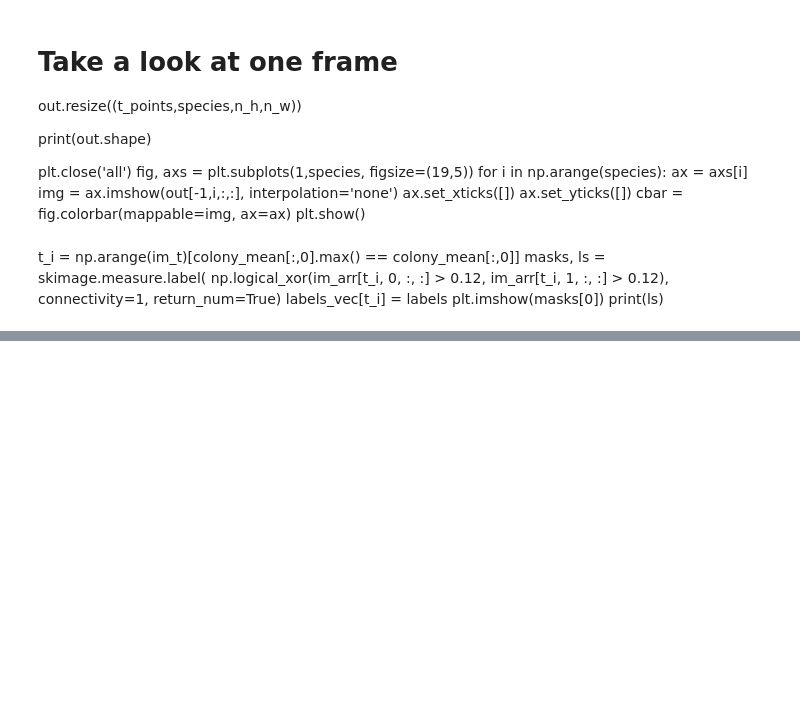
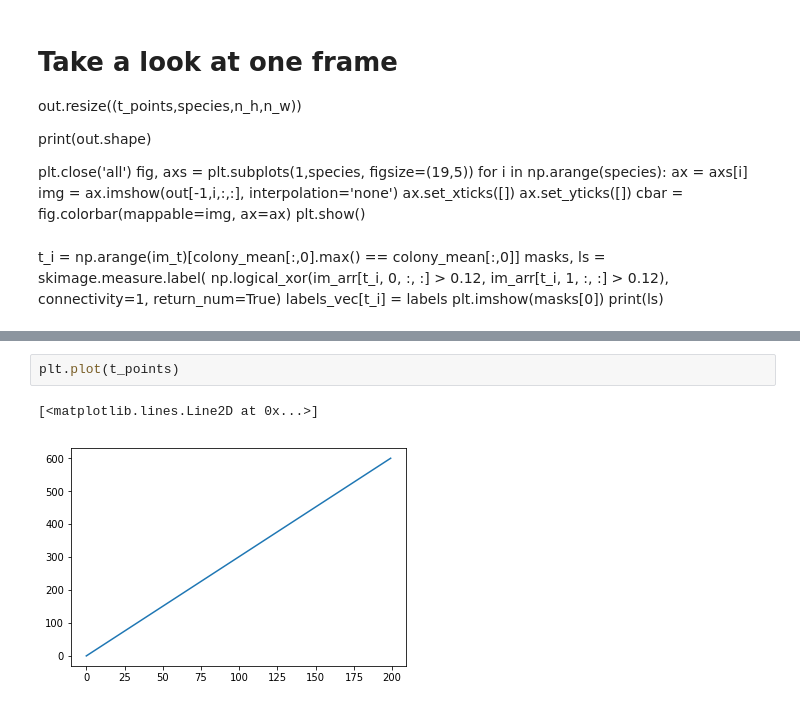
Before and after one commit to boospooky/omnitray-modeling, a Jupyter notebook: omnitray-modeling/simulation_notebook_longpad.ipynb, the cells around one changed output, grey strips where cells are left out. Cells and saved outputs as stored; diff of their text form; blank space fills up the shorter version.

```diff
--- a/omnitray-modeling/simulation_notebook_longpad.ipynb
+++ b/omnitray-modeling/simulation_notebook_longpad.ipynb
@@ -529,0 +658,5 @@ DONE
+# %%
+plt.plot(t_points)
+# %% [output]
+[<matplotlib.lines.Line2D at 0x...>]
+[figure, added]
```
Also changed, not shown: parts of 12 cells of this notebook.
